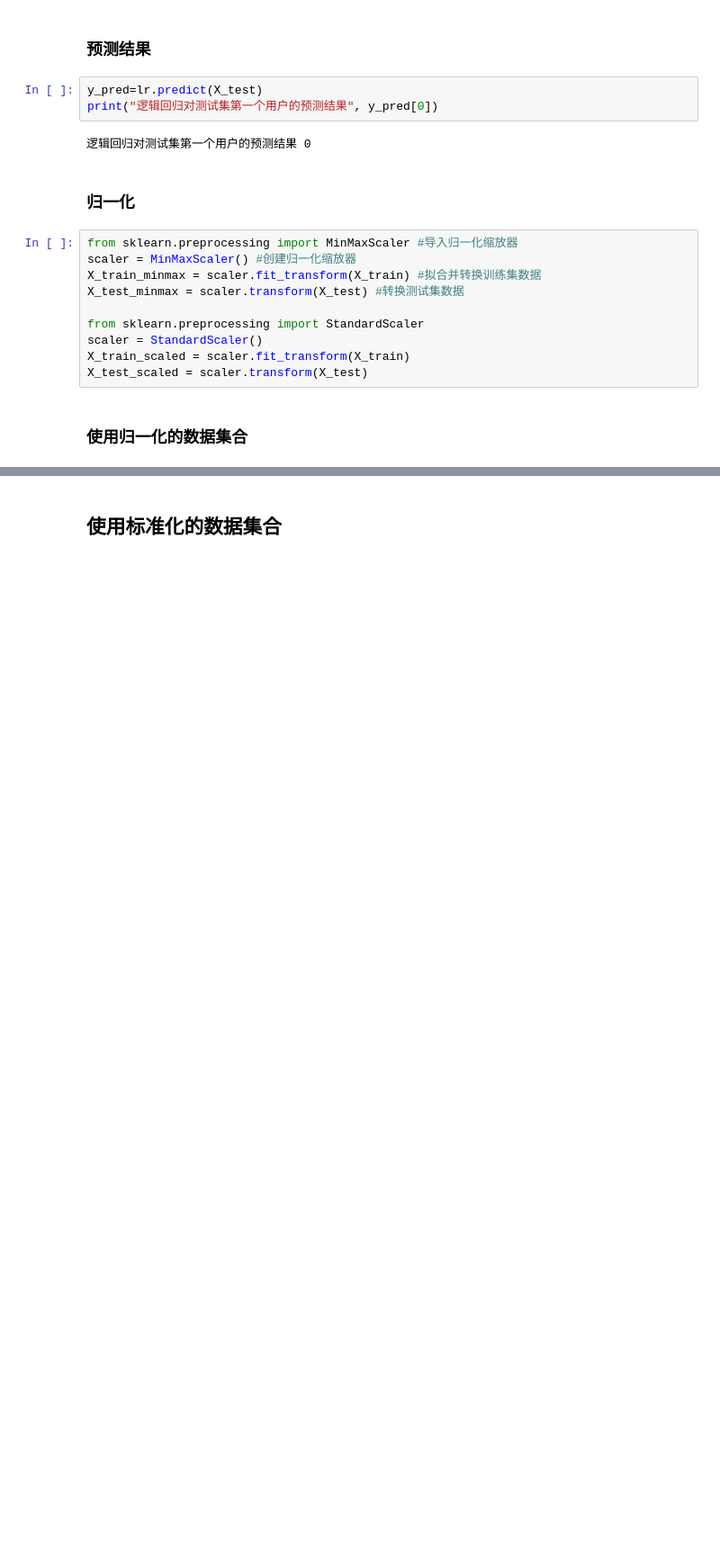
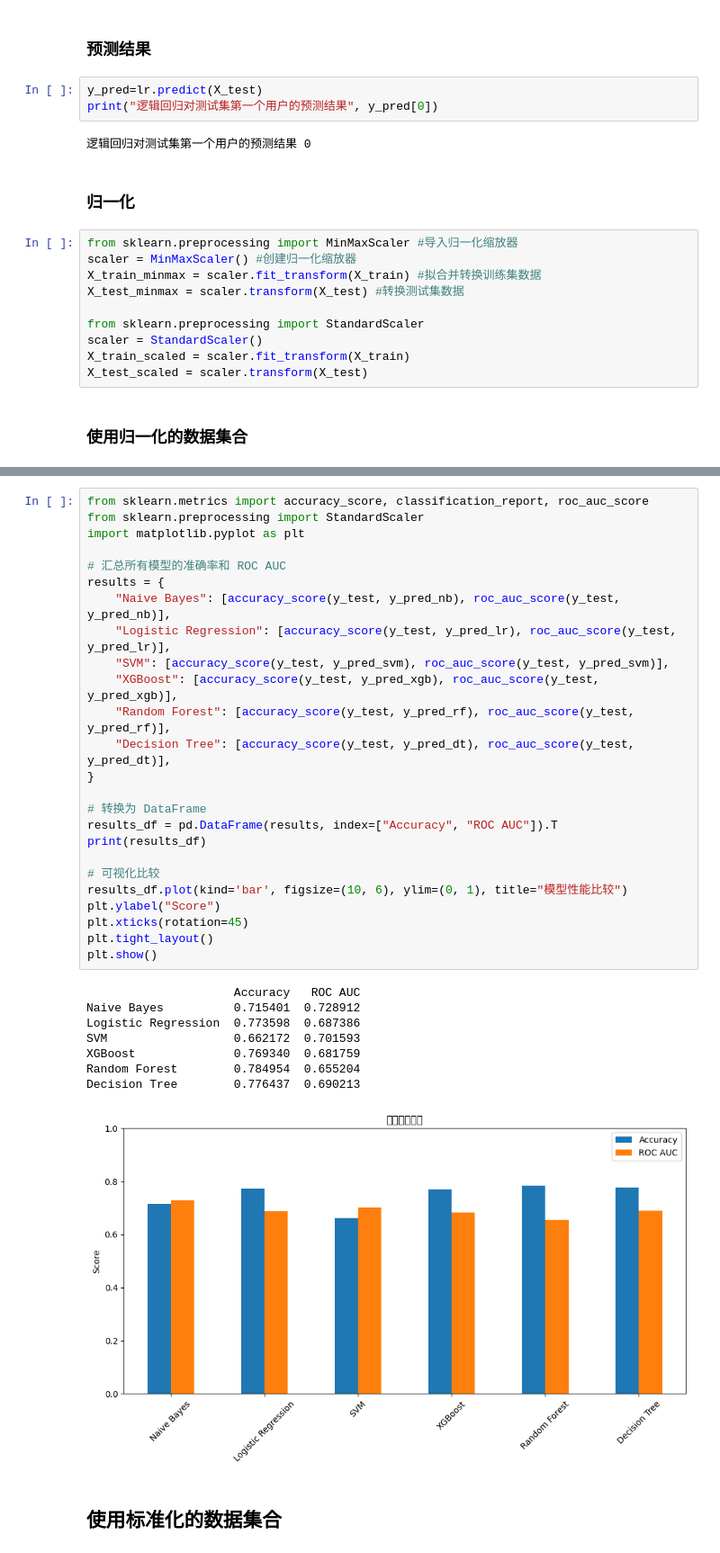
Before and after one commit to liaoamin/let-us-machine-learning, a Jupyter notebook: 留存关15/客户流失率判断-lr.ipynb, the cells around one changed output, grey strips where cells are left out. Shown: that part at 90% size. Drawn from its saved outputs; the diff is of its cells as text; blank space fills up the shorter version.

```diff
--- a/留存关15/客户流失率判断-lr.ipynb
+++ b/留存关15/客户流失率判断-lr.ipynb
@@ -375,3 +394,37 @@ print("y_pred_dt {}".format(y_pred_dt[3]))
+# %%
+from sklearn.metrics import accuracy_score, classification_report, roc_auc_score
+from sklearn.preprocessing import StandardScaler
+import matplotlib.pyplot as plt
+
+# 汇总所有模型的准确率和 ROC AUC
+results = {
+    "Naive Bayes": [accuracy_score(y_test, y_pred_nb), roc_auc_score(y_test, y_pred_nb)],
+    "Logistic Regression": [accuracy_score(y_test, y_pred_lr), roc_auc_score(y_test, y_pred_lr)],
+    "SVM": [accuracy_score(y_test, y_pred_svm), roc_auc_score(y_test, y_pred_svm)],
+    "XGBoost": [accuracy_score(y_test, y_pred_xgb), roc_auc_score(y_test, y_pred_xgb)],
+    "Random Forest": [accuracy_score(y_test, y_pred_rf), roc_auc_score(y_test, y_pred_rf)],
+    "Decision Tree": [accuracy_score(y_test, y_pred_dt), roc_auc_score(y_test, y_pred_dt)],
+}
+
+# 转换为 DataFrame
+results_df = pd.DataFrame(results, index=["Accuracy", "ROC AUC"]).T
+print(results_df)
+
+# 可视化比较
+results_df.plot(kind='bar', figsize=(10, 6), ylim=(0, 1), title="模型性能比较")
+plt.ylabel("Score")
+plt.xticks(rotation=45)
+plt.tight_layout()
+plt.show()
+# %% [output]
+                     Accuracy   ROC AUC
+Naive Bayes          0.715401  0.728912
+Logistic Regression  0.773598  0.687386
+SVM                  0.662172  0.701593
+XGBoost              0.769340  0.681759
+Random Forest        0.784954  0.655204
+Decision Tree        0.776437  0.690213
+[figure, added]
 # %% [markdown]
 ## 使用标准化的数据集合
 # %%
```
Also changed, not shown: parts of 2 cells of this notebook, 5 other files.
